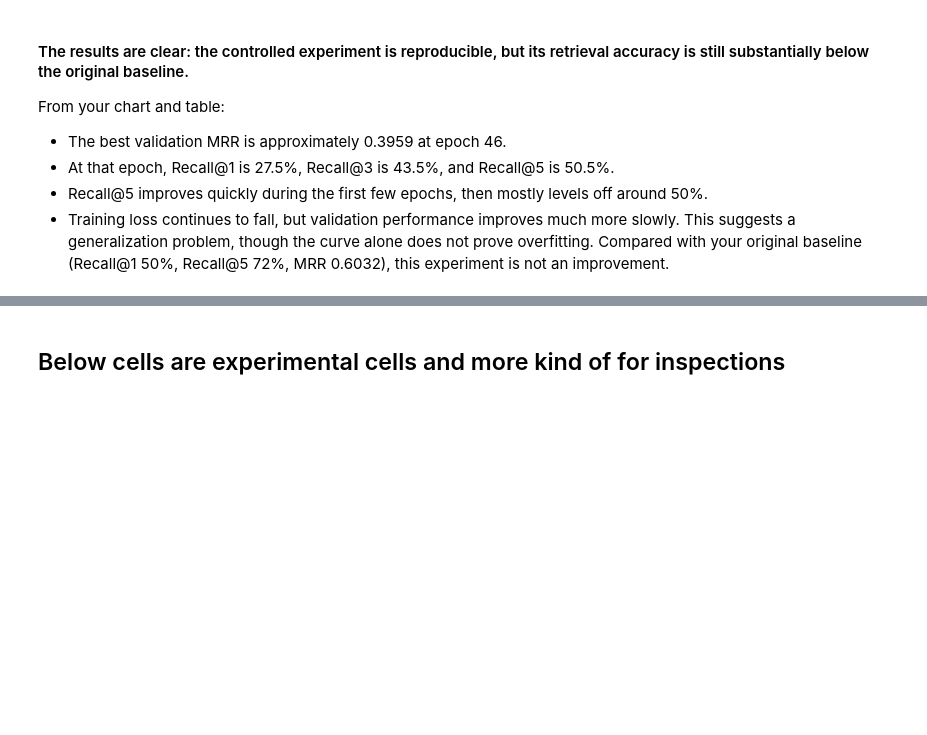
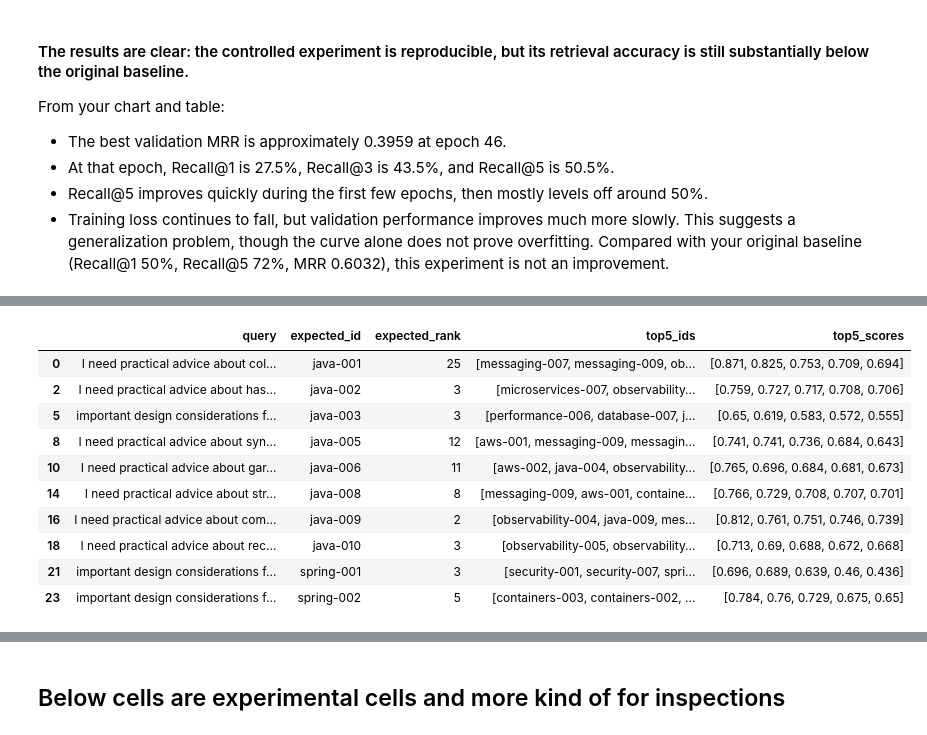
Before and after one commit to gettosushil/neural-search-lab, a Jupyter notebook: notebooks/experiments/v2_training.ipynb, the cells around one changed output, grey strips where cells are left out. Drawn from its saved outputs; the diff is of its cells as text; code cells hidden in the pictures; blank space fills up the shorter version.

```diff
--- a/notebooks/experiments/v2_training.ipynb
+++ b/notebooks/experiments/v2_training.ipynb
@@ -2500,0 +2628,85 @@ Rather than change the model again, let's inspect which queries fail and what do
+# %%
+
+import torch
+import pandas as pd
+import torch.nn.functional as F
+
+experiment_model.eval()
+
+# 1. Encode all documents using title + text
+document_texts = [
+    f"{doc['title']}. {doc['text']}"
+    for doc in documents
+]
+document_ids = [doc["id"] for doc in documents]
+
+with torch.no_grad():
+    document_tokens = texts_to_padded_tensor(document_texts)
+    document_vectors = experiment_model(document_tokens)
+
+# 2. Encode all validation queries
+queries = [pair["query"] for pair in validation_pairs]
+expected_ids = [pair["document_id"] for pair in validation_pairs]
+
+with torch.no_grad():
+    query_tokens = texts_to_padded_tensor(queries)
+    query_vectors = experiment_model(query_tokens)
+
+# 3. Rank documents by cosine similarity
+# The encoder returns L2-normalized vectors, so dot product
+# is equivalent to cosine similarity.
+similarities = query_vectors @ document_vectors.T
+
+rows = []
+
+for i, pair in enumerate(validation_pairs):
+    scores = similarities[i]
+    top_indices = torch.argsort(scores, descending=True).tolist()
+    ranked_ids = [document_ids[j] for j in top_indices]
+
+    expected_id = pair["document_id"]
+    rank = (
+        ranked_ids.index(expected_id) + 1
+        if expected_id in ranked_ids
+        else None
+    )
+
+    rows.append({
+        "query": pair["query"],
+        "expected_id": expected_id,
+        "expected_rank": rank,
+        "top5_ids": ranked_ids[:5],
+        "top5_scores": [
+            round(scores[j].item(), 3)
+            for j in top_indices[:5]
+        ],
+    })
+
+results_df = pd.DataFrame(rows)
+
+# 4. Calculate retrieval metrics
+ranks = results_df["expected_rank"].dropna()
+
+recall_at_1 = (ranks <= 1).sum() / len(results_df)
+recall_at_3 = (ranks <= 3).sum() / len(results_df)
+recall_at_5 = (ranks <= 5).sum() / len(results_df)
+mrr = (
+    results_df["expected_rank"]
+    .apply(lambda rank: 1.0 / rank if pd.notna(rank) else 0.0)
+    .mean()
+)
+
+print("Validation queries:", len(results_df))
+print(f"Recall@1: {recall_at_1:.4f}")
+print(f"Recall@3: {recall_at_3:.4f}")
+print(f"Recall@5: {recall_at_5:.4f}")
+print(f"MRR:      {mrr:.4f}")
+
+# 5. Inspect incorrect top-1 predictions
+errors_df = results_df[
+    results_df["expected_rank"] != 1
+].copy()
+
+print("\nIncorrect top-1 predictions:", len(errors_df))
+display(errors_df.head(10))
+# %% [output]
@@ -2500,0 +2720,11 @@ Rather than change the model again, let's inspect which queries fail and what do
+|  | query | expected_id | expected_rank | top5_ids | top5_scores |
+| 0 | I need practical advice about col... | java-001 | 25 | [messaging-007, messaging-009, ob... | [0.871, 0.825, 0.753, 0.709, 0.694] |
+| 2 | I need practical advice about has... | java-002 | 3 | [microservices-007, observability... | [0.759, 0.727, 0.717, 0.708, 0.706] |
+| 5 | important design considerations f... | java-003 | 3 | [performance-006, database-007, j... | [0.65, 0.619, 0.583, 0.572, 0.555] |
+| 8 | I need practical advice about syn... | java-005 | 12 | [aws-001, messaging-009, messagin... | [0.741, 0.741, 0.736, 0.684, 0.643] |
+| 10 | I need practical advice about gar... | java-006 | 11 | [aws-002, java-004, observability... | [0.765, 0.696, 0.684, 0.681, 0.673] |
+| 14 | I need practical advice about str... | java-008 | 8 | [messaging-009, aws-001, containe... | [0.766, 0.729, 0.708, 0.707, 0.701] |
+| 16 | I need practical advice about com... | java-009 | 2 | [observability-004, java-009, mes... | [0.812, 0.761, 0.751, 0.746, 0.739] |
+| 18 | I need practical advice about rec... | java-010 | 3 | [observability-005, observability... | [0.713, 0.69, 0.688, 0.672, 0.668] |
+| 21 | important design considerations f... | spring-001 | 3 | [security-001, security-007, spri... | [0.696, 0.689, 0.639, 0.46, 0.436] |
+| 23 | important design considerations f... | spring-002 | 5 | [containers-003, containers-002, ... | [0.784, 0.76, 0.729, 0.675, 0.65] |
```
Also changed, not shown: parts of 61 cells of this notebook, 35 other files.
